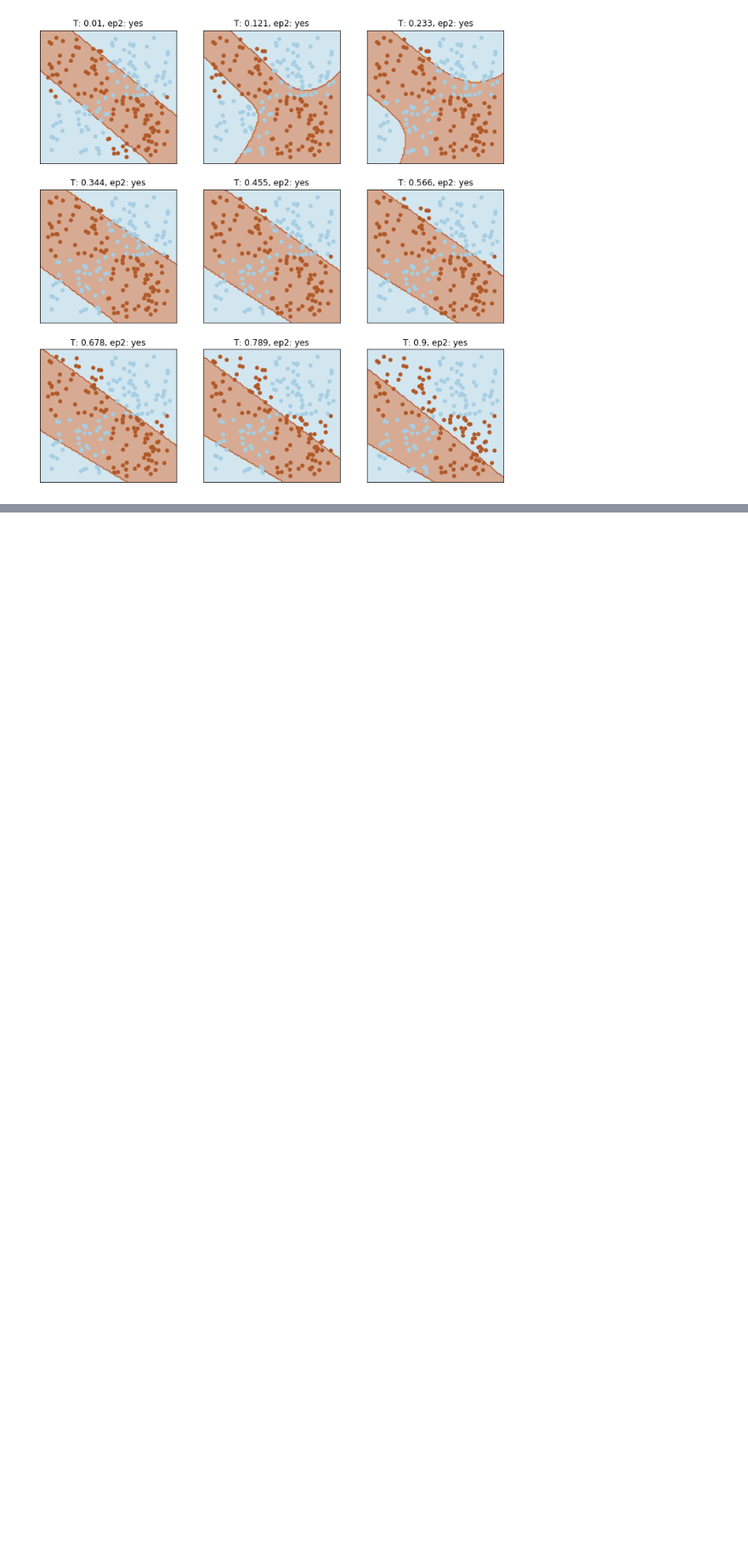
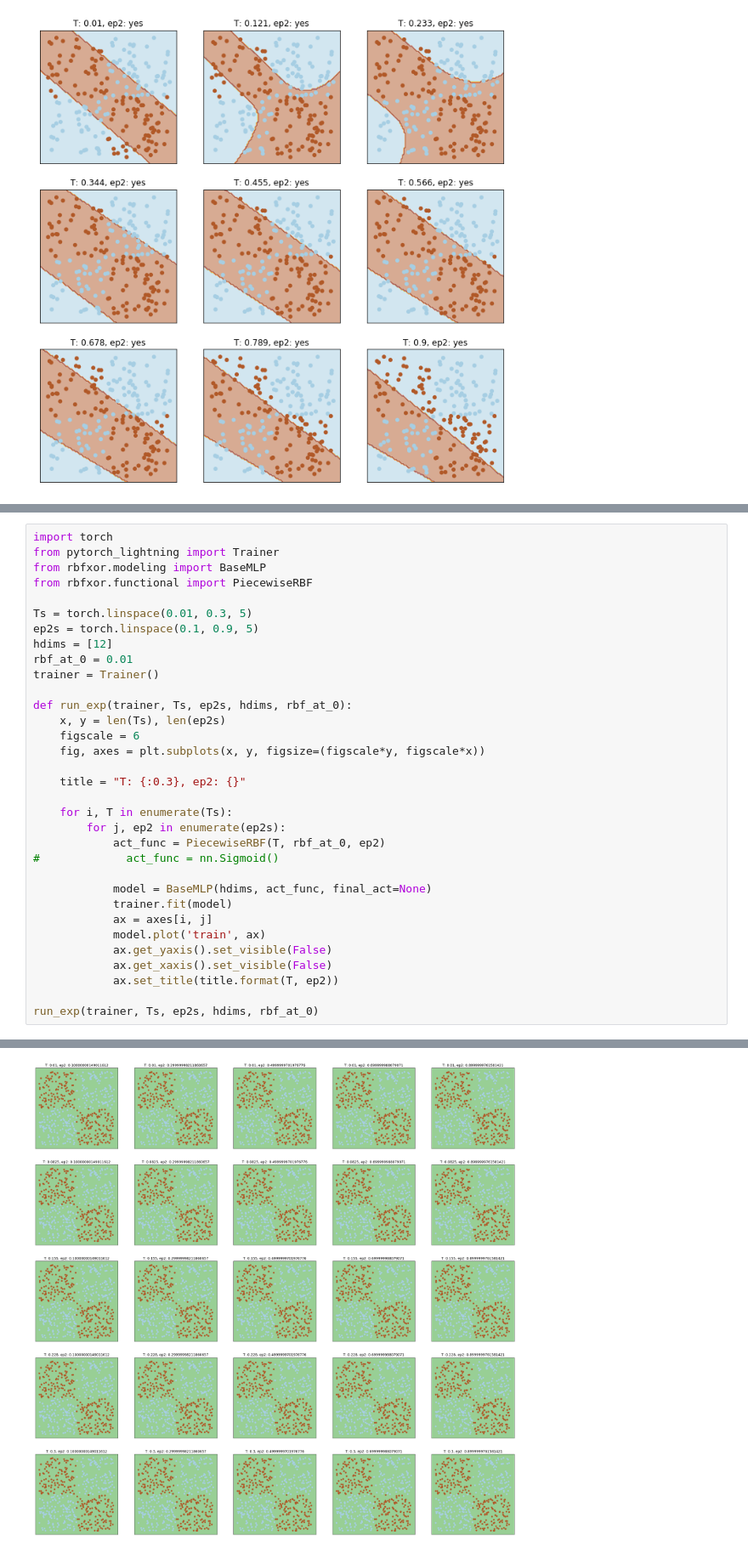
Before and after one commit to bhoov/xor-act-fn, a Jupyter notebook: notebooks/Initial RBF tests.ipynb, the cells around one changed output, grey strips where cells are left out. Shown at 85% size. Cells and saved outputs as stored; diff of their text form; blank space fills up the shorter version.

```diff
--- a/notebooks/Initial RBF tests.ipynb
+++ b/notebooks/Initial RBF tests.ipynb
@@ -99,0 +72,34 @@ Still to code:
+# %%
+import torch
+from pytorch_lightning import Trainer
+from rbfxor.modeling import BaseMLP
+from rbfxor.functional import PiecewiseRBF
+
+Ts = torch.linspace(0.01, 0.3, 5)
+ep2s = torch.linspace(0.1, 0.9, 5)
+hdims = [12]
+rbf_at_0 = 0.01
+trainer = Trainer()
+
+def run_exp(trainer, Ts, ep2s, hdims, rbf_at_0):
+    x, y = len(Ts), len(ep2s)
+    figscale = 6
+    fig, axes = plt.subplots(x, y, figsize=(figscale*y, figscale*x))
+
+    title = "T: {:0.3}, ep2: {}"
+
+    for i, T in enumerate(Ts):
+        for j, ep2 in enumerate(ep2s):
+            act_func = PiecewiseRBF(T, rbf_at_0, ep2)
+#             act_func = nn.Sigmoid()
+
+            model = BaseMLP(hdims, act_func, final_act=None)
+            trainer.fit(model)
+            ax = axes[i, j]
+            model.plot('train', ax)
+            ax.get_yaxis().set_visible(False)
+            ax.get_xaxis().set_visible(False)
+            ax.set_title(title.format(T, ep2))
+
+run_exp(trainer, Ts, ep2s, hdims, rbf_at_0)
+# %% [output]
@@ -99,0 +123 @@ Still to code:
+[figure, added]
```
Also changed, not shown: parts of 6 cells of this notebook, 1 other file.
